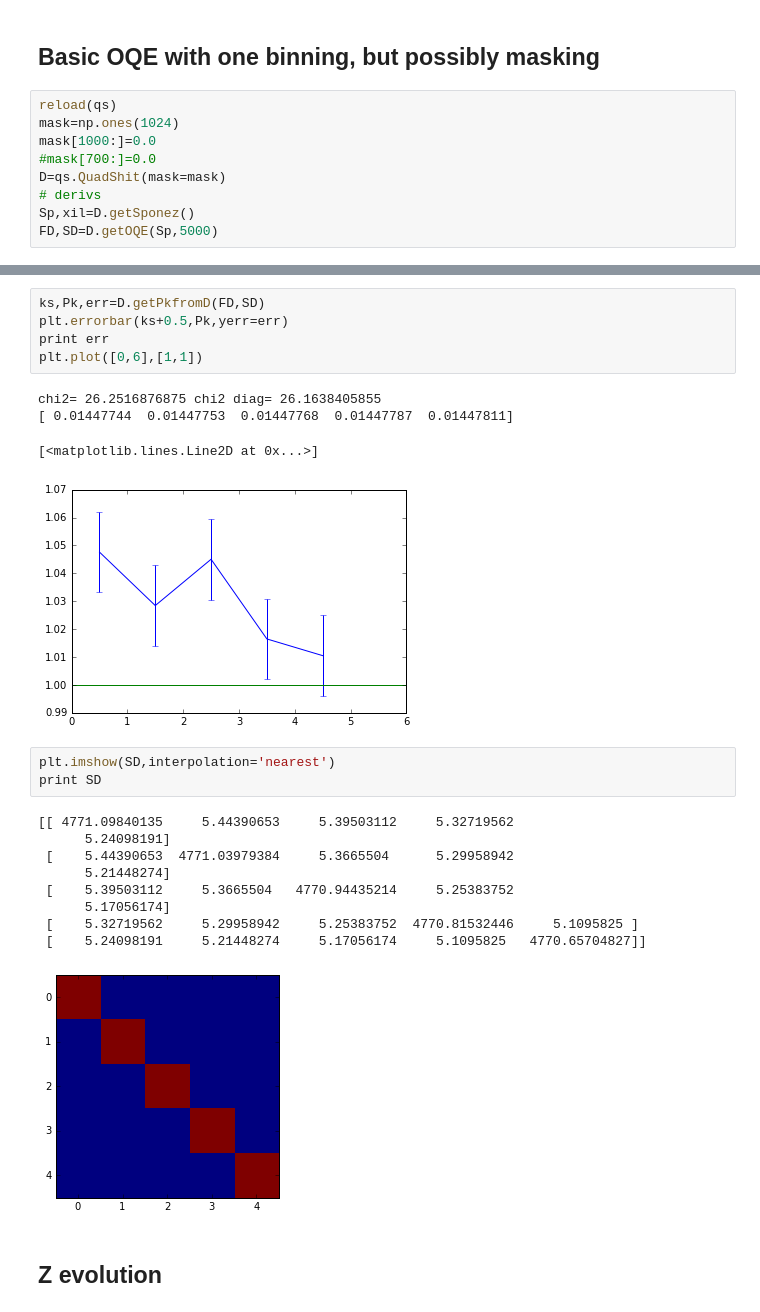
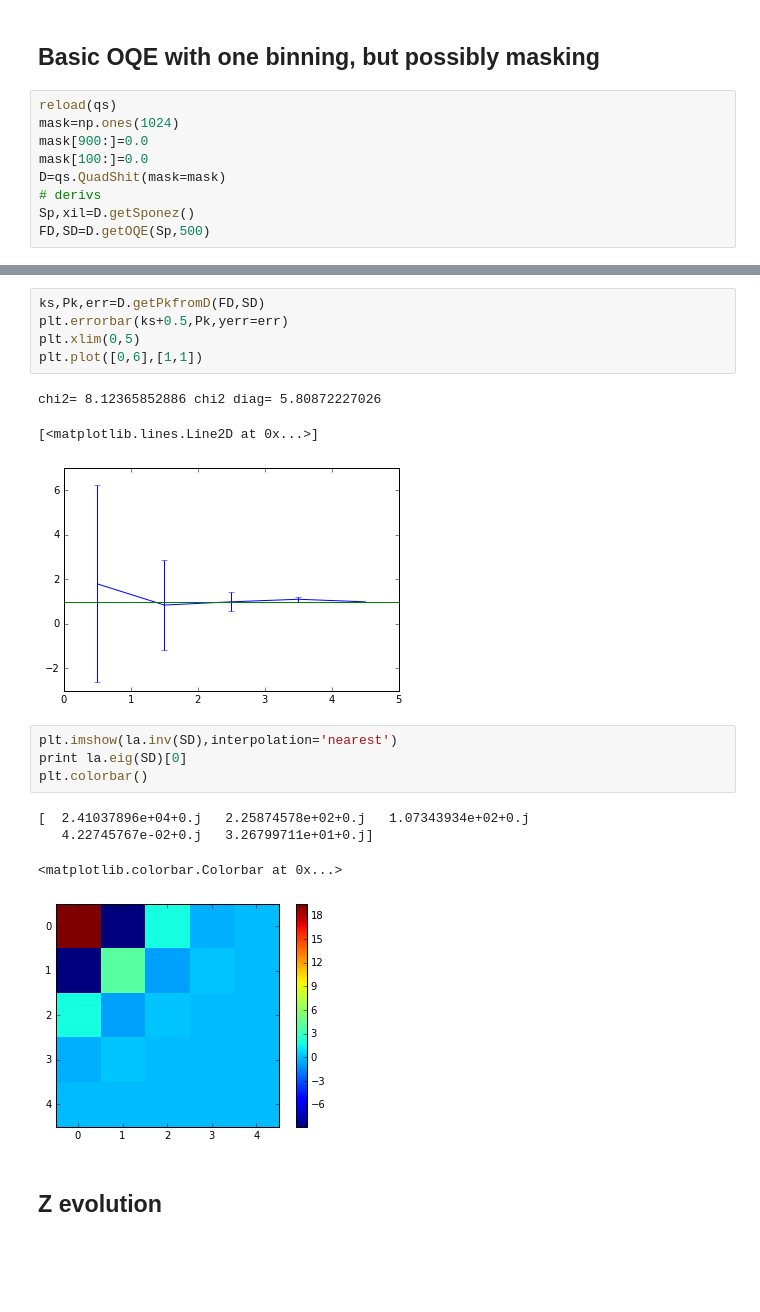
Before and after one commit to slosar/quadshit, a Jupyter notebook: py/test.ipynb, the cells around one changed output, grey strips where cells are left out. Cells and saved outputs as stored; diff of their text form; blank space fills up the shorter version.

```diff
--- a/py/test.ipynb
+++ b/py/test.ipynb
@@ -24,12 +24,12 @@ plt.errorbar(k[:10],Pk[:10],yerr=Pke[:10])
 # %%
 reload(qs)
 mask=np.ones(1024)
-mask[1000:]=0.0
-#mask[700:]=0.0
+mask[900:]=0.0
+mask[100:]=0.0
 D=qs.QuadShit(mask=mask)
 # derivs
 Sp,xil=D.getSponez()
-FD,SD=D.getOQE(Sp,5000)
+FD,SD=D.getOQE(Sp,500)
 # %% [output]
 Creating Sp
 Getting FD
@@ -38,26 +45,21 @@ Getting SD
 # %%
 ks,Pk,err=D.getPkfromD(FD,SD)
 plt.errorbar(ks+0.5,Pk,yerr=err)
-print err
+plt.xlim(0,5)
 plt.plot([0,6],[1,1])
 # %% [output]
-chi2= 26.2516876875 chi2 diag= 26.1638405855
-[ 0.01447744  0.01447753  0.01447768  0.01447787  0.01447811]
+chi2= 8.12365852886 chi2 diag= 5.80872227026
 [<matplotlib.lines.Line2D at 0x...>]
-[figure, old version]
+[figure, new version]
 # %%
-plt.imshow(SD,interpolation='nearest')
-print SD
+plt.imshow(la.inv(SD),interpolation='nearest')
+print la.eig(SD)[0]
+plt.colorbar()
 # %% [output]
-[[ 4771.09840135     5.44390653     5.39503112     5.32719562
-      5.24098191]
- [    5.44390653  4771.03979384     5.3665504      5.29958942
-      5.21448274]
- [    5.39503112     5.3665504   4770.94435214     5.25383752
-      5.17056174]
- [    5.32719562     5.29958942     5.25383752  4770.81532446     5.1095825 ]
- [    5.24098191     5.21448274     5.17056174     5.1095825   4770.65704827]]
+[  2.41037896e+04+0.j   2.25874578e+02+0.j   1.07343934e+02+0.j
+   4.22745767e-02+0.j   3.26799711e+01+0.j]
+<matplotlib.colorbar.Colorbar at 0x...>
-[figure, old version]
+[figure, new version]
 # %% [markdown]
 ## Z evolution
 # %%
```
Also changed, not shown: parts of 8 cells of this notebook, 1 other file.
